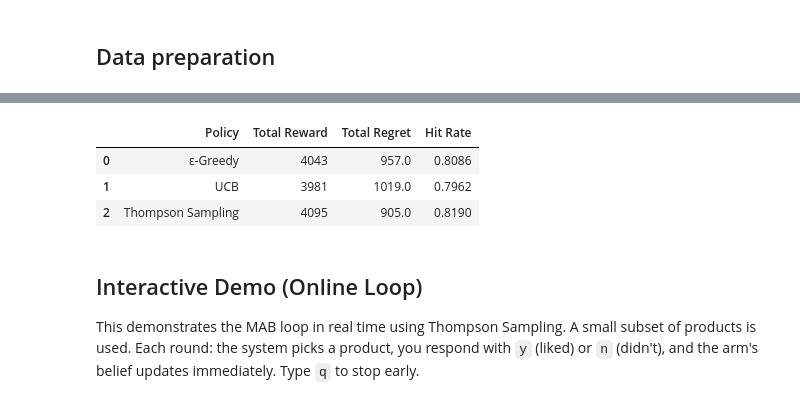
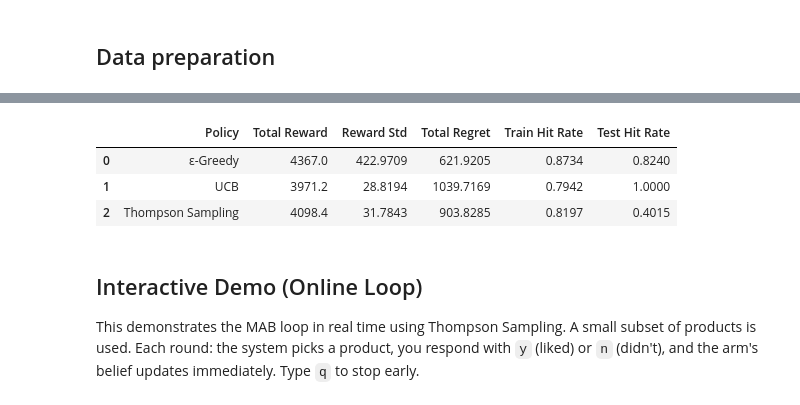
Before and after one commit to Wilyam390/Recommender-Sys, a Jupyter notebook: 04_MAB.ipynb, the cells around one changed output, grey strips where cells are left out. Drawn from its saved outputs; the diff is of its cells as text; code cells hidden in the pictures.

```diff
--- a/04_MAB.ipynb
+++ b/04_MAB.ipynb
@@ -148,8 +176,6 @@ The simplest policy. With probability ε it explores (random arm), otherwise it
 # %%
 products = train_df["ProductId"].unique()
-np.random.seed(42)
 
-eg_bandit = EpsilonGreedy(products, epsilon=0.1)
-eg_rewards, eg_regrets = simulate(eg_bandit, train_df)
-print(f"Epsilon-Greedy — Total reward: {eg_rewards[-1]:.0f} | Final regret: {eg_regrets[-1]:.1f}")
+eg_rewards, eg_regrets, eg_r_std, eg_reg_std = run_seeds(EpsilonGreedy, products, train_df, epsilon=0.1)
+print(f"Epsilon-Greedy — Reward: {eg_rewards[-1]:.1f} ± {eg_r_std[-1]:.1f} | Regret: {eg_regrets[-1]:.1f} ± {eg_reg_std[-1]:.1f}")
 # %% [output]
@@ -161,7 +193,4 @@ UCB avoids the randomness of ε-greedy by being *systematically* optimistic. It
 # %%
-np.random.seed(42)
-
-ucb_bandit = UCB(products, c=2.0)
-ucb_rewards, ucb_regrets = simulate(ucb_bandit, train_df)
-print(f"UCB — Total reward: {ucb_rewards[-1]:.0f} | Final regret: {ucb_regrets[-1]:.1f}")
+ucb_rewards, ucb_regrets, ucb_r_std, ucb_reg_std = run_seeds(UCB, products, train_df, c=2.0)
+print(f"UCB — Reward: {ucb_rewards[-1]:.1f} ± {ucb_r_std[-1]:.1f} | Regret: {ucb_regrets[-1]:.1f} ± {ucb_reg_std[-1]:.1f}")
 # %% [output]
@@ -173,7 +208,4 @@ Instead of a fixed rule, it samples from each arm's Beta distribution and picks
 # %%
-np.random.seed(42)
-
-ts_bandit = ThompsonSampling(products)
-ts_rewards, ts_regrets = simulate(ts_bandit, train_df)
-print(f"Thompson Sampling — Total reward: {ts_rewards[-1]:.0f} | Final regret: {ts_regrets[-1]:.1f}")
+ts_rewards, ts_regrets, ts_r_std, ts_reg_std = run_seeds(ThompsonSampling, products, train_df)
+print(f"Thompson Sampling — Reward: {ts_rewards[-1]:.1f} ± {ts_r_std[-1]:.1f} | Regret: {ts_regrets[-1]:.1f} ± {ts_reg_std[-1]:.1f}")
 # %% [output]
@@ -204,17 +243,24 @@ plt.show()
 # %%
 n = len(eg_rewards)
+
+eg_test_hr  = test_hit_rate(EpsilonGreedy,   products, train_df, test_df, epsilon=0.1)
+ucb_test_hr = test_hit_rate(UCB,             products, train_df, test_df, c=2.0)
+ts_test_hr  = test_hit_rate(ThompsonSampling, products, train_df, test_df)
+
 summary = pd.DataFrame({
-    "Policy": ["ε-Greedy", "UCB", "Thompson Sampling"],
-    "Total Reward": [eg_rewards[-1], ucb_rewards[-1], ts_rewards[-1]],
-    "Total Regret": [eg_regrets[-1], ucb_regrets[-1], ts_regrets[-1]],
-    "Hit Rate": [eg_rewards[-1]/n, ucb_rewards[-1]/n, ts_rewards[-1]/n],
-})
+    "Policy":          ["ε-Greedy", "UCB", "Thompson Sampling"],
+    "Total Reward":    [eg_rewards[-1], ucb_rewards[-1], ts_rewards[-1]],
+    "Reward Std":      [eg_r_std[-1], ucb_r_std[-1], ts_r_std[-1]],
+    "Total Regret":    [eg_regrets[-1], ucb_regrets[-1], ts_regrets[-1]],
+    "Train Hit Rate":  [eg_rewards[-1]/n, ucb_rewards[-1]/n, ts_rewards[-1]/n],
+    "Test Hit Rate":   [eg_test_hr, ucb_test_hr, ts_test_hr],
+}).round(4)
 summary
 # %% [output]
-|  | Policy | Total Reward | Total Regret | Hit Rate |
-| 0 | ε-Greedy | 4043 | 957.0 | 0.8086 |
-| 1 | UCB | 3981 | 1019.0 | 0.7962 |
-| 2 | Thompson Sampling | 4095 | 905.0 | 0.8190 |
+|  | Policy | Total Reward | Reward Std | Total Regret | Train Hit Rate | Test Hit Rate |
+| 0 | ε-Greedy | 4367.0 | 422.9709 | 621.9205 | 0.8734 | 0.8240 |
+| 1 | UCB | 3971.2 | 28.8194 | 1039.7169 | 0.7942 | 1.0000 |
+| 2 | Thompson Sampling | 4098.4 | 31.7843 | 903.8285 | 0.8197 | 0.4015 |
 # %% [markdown]
 ## Interactive Demo (Online Loop)
 
```
Also changed, not shown: parts of 14 cells of this notebook.
